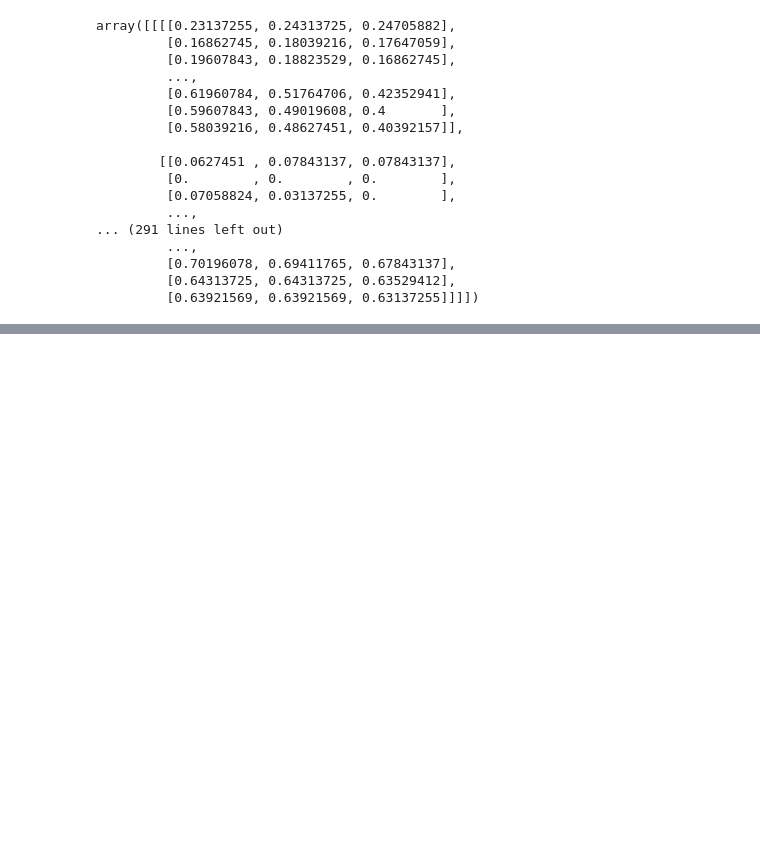
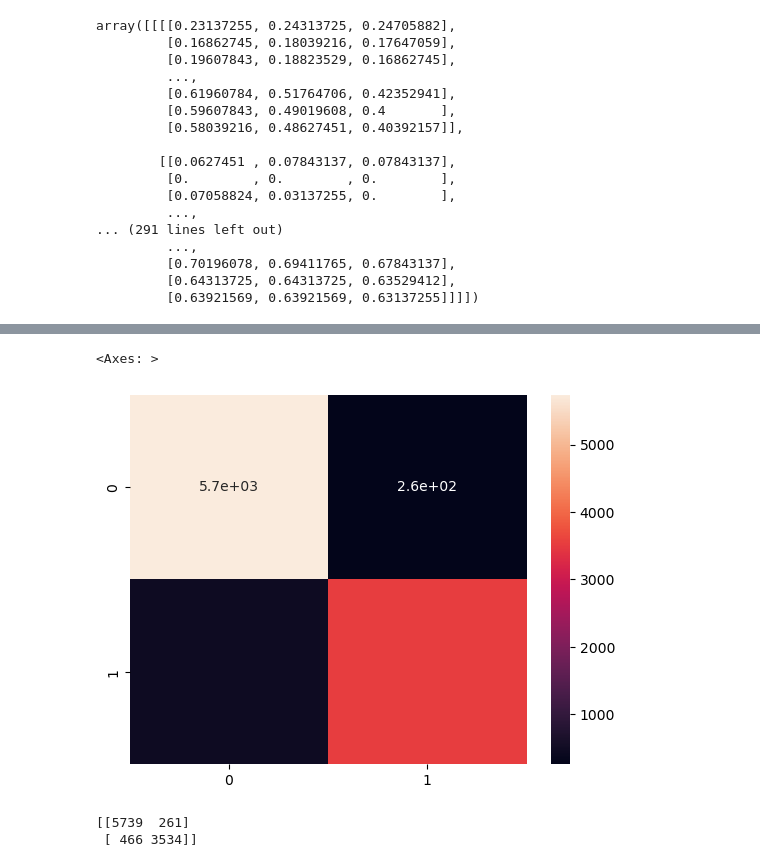
Before and after one commit to JetLearn-studentK/Deep-Learning, a Jupyter notebook: CNN.ipynb, the cells around one changed output, grey strips where cells are left out. Saved outputs shown, nothing was run; the diff lists cells and outputs as text; code cells hidden in the pictures; blank space fills up the shorter version.

```diff
--- a/CNN.ipynb
+++ b/CNN.ipynb
@@ -79,0 +145,10 @@ Epoch 1/10
+# %%
+sns.heatmap(matrix, annot = True)
+# %% [output]
+<Axes: >
+[figure, added]
+# %%
+print(matrix)
+# %% [output]
+[[5739  261]
+ [ 466 3534]]
```
Also changed, not shown: parts of 12 cells of this notebook.
